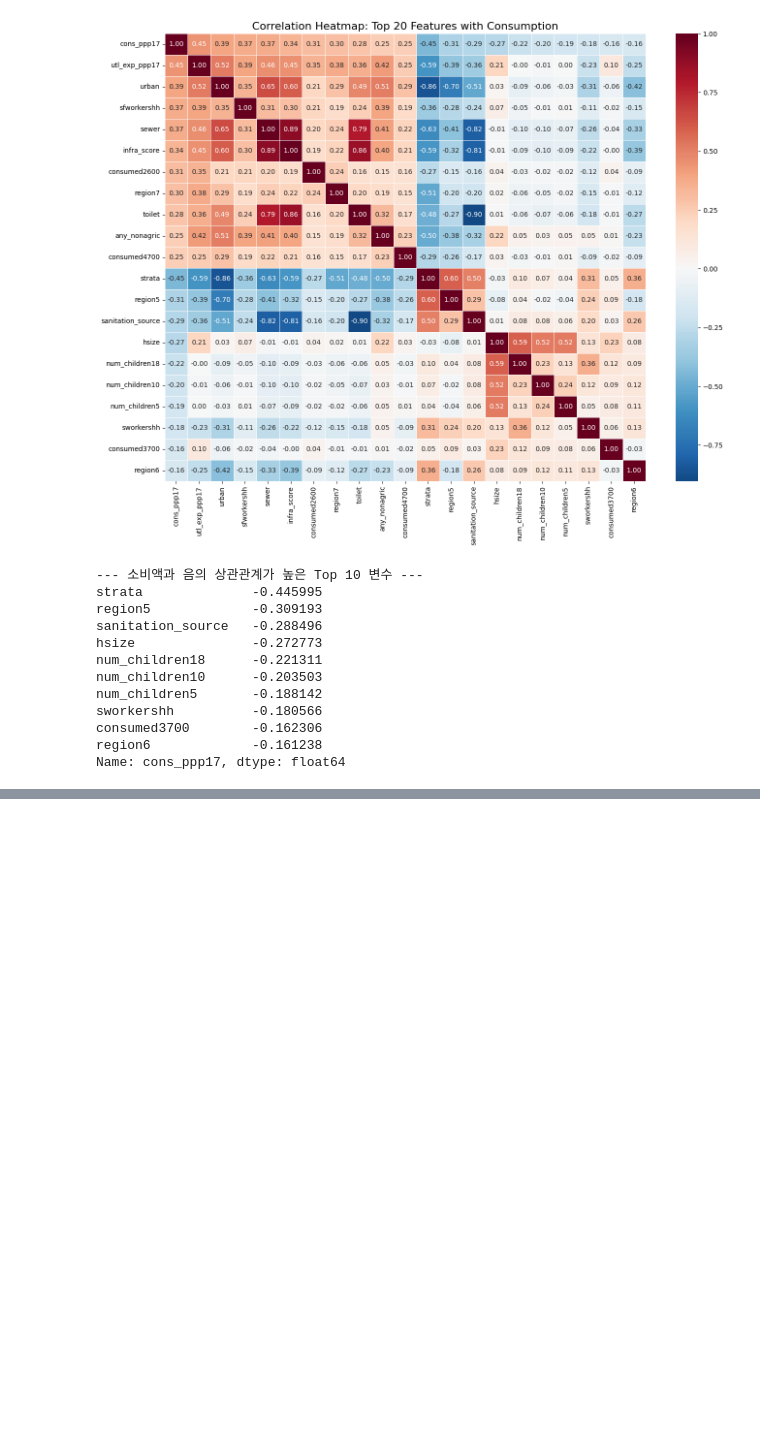
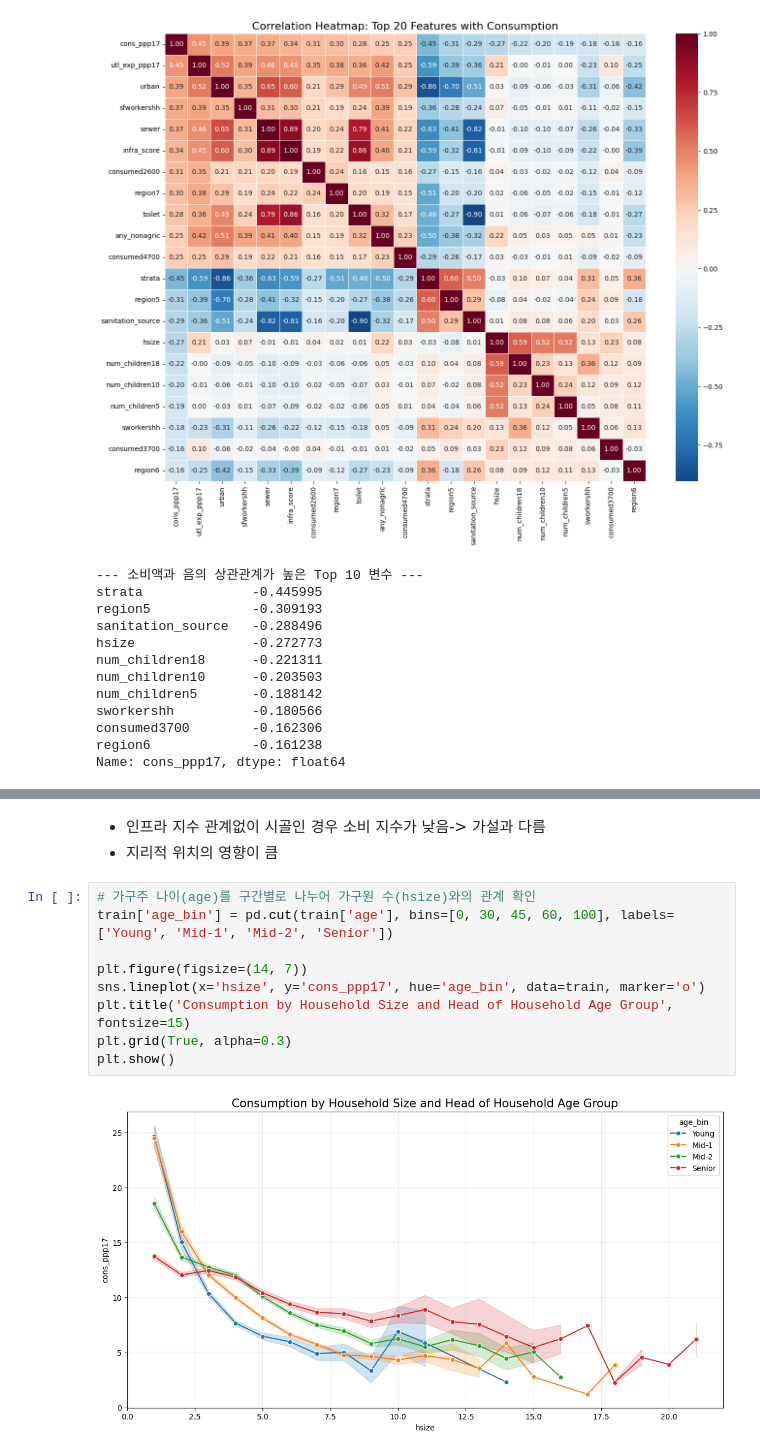
Before and after one commit to hanbiphyun/ESSA_YB, a Jupyter notebook: ESAA_YB_project_poverty.ipynb, the cells around one changed output, grey strips where cells are left out. Saved outputs shown, nothing was run; the diff lists cells and outputs as text; blank space fills up the shorter version.

```diff
--- a/ESAA_YB_project_poverty.ipynb
+++ b/ESAA_YB_project_poverty.ipynb
@@ -818,0 +908,14 @@ Name: cons_ppp17, dtype: float64
+# %% [markdown]
+- 인프라 지수 관계없이 시골인 경우 소비 지수가 낮음-> 가설과 다름
+- 지리적 위치의 영향이 큼
+# %%
+# 가구주 나이(age)를 구간별로 나누어 가구원 수(hsize)와의 관계 확인
+train['age_bin'] = pd.cut(train['age'], bins=[0, 30, 45, 60, 100], labels=['Young', 'Mid-1', 'Mid-2', 'Senior'])
+
+plt.figure(figsize=(14, 7))
+sns.lineplot(x='hsize', y='cons_ppp17', hue='age_bin', data=train, marker='o')
+plt.title('Consumption by Household Size and Head of Household Age Group', fontsize=15)
+plt.grid(True, alpha=0.3)
+plt.show()
+# %% [output]
+[figure, added]
```
Also changed, not shown: parts of 26 cells of this notebook.
